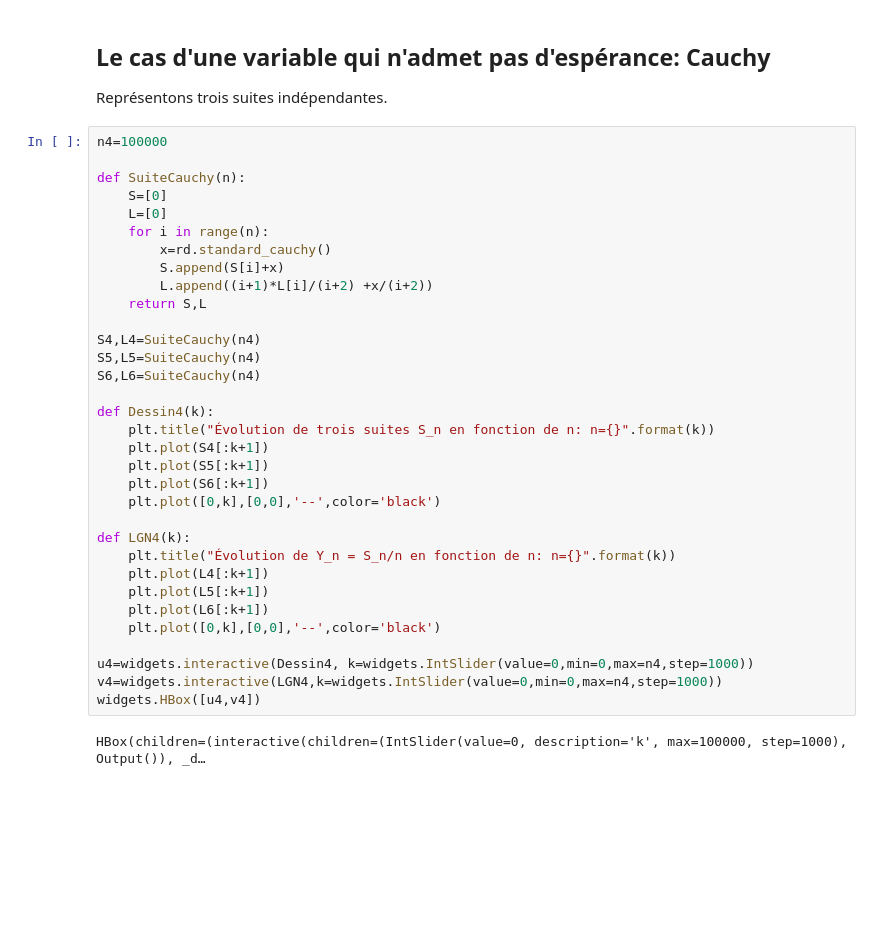
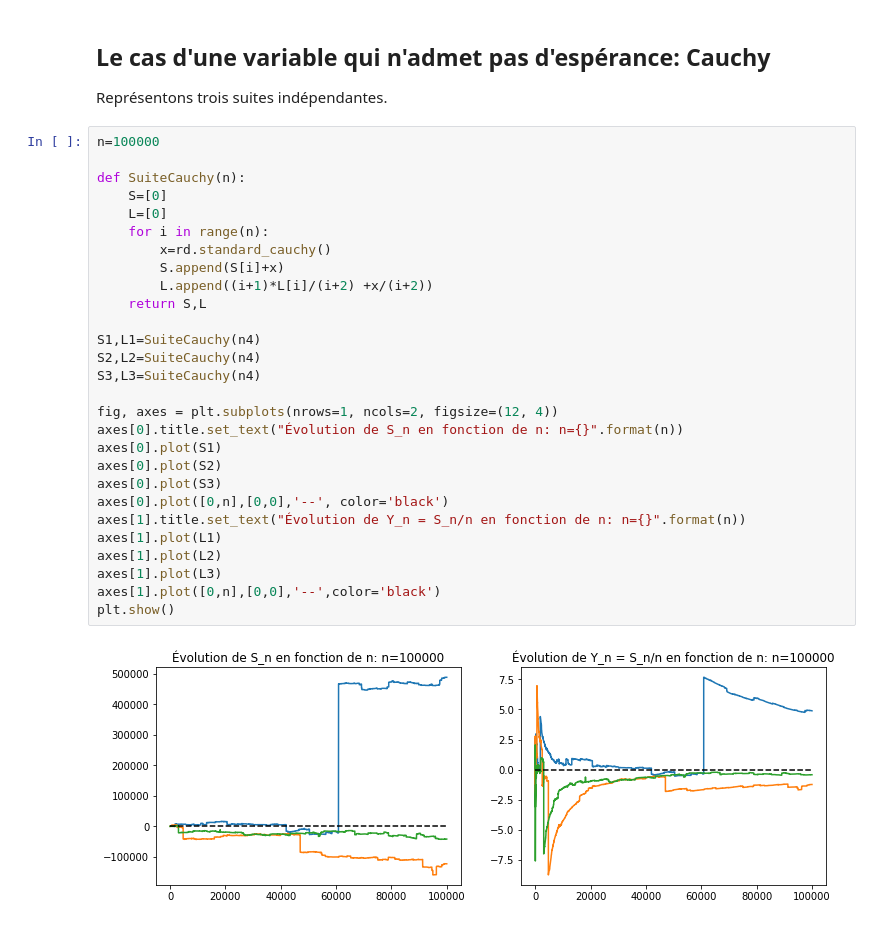
Before and after one commit to qberger/Python, a Jupyter notebook: LoiGrandsNombres.ipynb, the cells around one changed output. Saved outputs shown, nothing was run; the diff lists cells and outputs as text; blank space fills up the shorter version.

```diff
--- a/LoiGrandsNombres.ipynb
+++ b/LoiGrandsNombres.ipynb
@@ -115,37 +100,32 @@ HBox(children=(interactive(children=(IntSlider(value=0, description='k', max=100
 
 Représentons trois suites indépendantes.
 # %%
-n4=100000
+n=100000
 
 def SuiteCauchy(n):
     S=[0]
     L=[0]
     for i in range(n):
         x=rd.standard_cauchy()
         S.append(S[i]+x)
         L.append((i+1)*L[i]/(i+2) +x/(i+2))
     return S,L
 
-S4,L4=SuiteCauchy(n4)
-S5,L5=SuiteCauchy(n4)
-S6,L6=SuiteCauchy(n4)
+S1,L1=SuiteCauchy(n4)
+S2,L2=SuiteCauchy(n4)
+S3,L3=SuiteCauchy(n4)
 
-def Dessin4(k):
-    plt.title("Évolution de trois suites S_n en fonction de n: n={}".format(k))
-    plt.plot(S4[:k+1])
-    plt.plot(S5[:k+1])
-    plt.plot(S6[:k+1])
-    plt.plot([0,k],[0,0],'--',color='black')
-
-def LGN4(k):
-    plt.title("Évolution de Y_n = S_n/n en fonction de n: n={}".format(k))
-    plt.plot(L4[:k+1])
-    plt.plot(L5[:k+1])
-    plt.plot(L6[:k+1])
-    plt.plot([0,k],[0,0],'--',color='black')
-
-u4=widgets.interactive(Dessin4, k=widgets.IntSlider(value=0,min=0,max=n4,step=1000))
-v4=widgets.interactive(LGN4,k=widgets.IntSlider(value=0,min=0,max=n4,step=1000))
-widgets.HBox([u4,v4])
+fig, axes = plt.subplots(nrows=1, ncols=2, figsize=(12, 4))
+axes[0].title.set_text("Évolution de S_n en fonction de n: n={}".format(n))
+axes[0].plot(S1)
+axes[0].plot(S2)
+axes[0].plot(S3)
+axes[0].plot([0,n],[0,0],'--', color='black')
+axes[1].title.set_text("Évolution de Y_n = S_n/n en fonction de n: n={}".format(n))
+axes[1].plot(L1)
+axes[1].plot(L2)
+axes[1].plot(L3)
+axes[1].plot([0,n],[0,0],'--',color='black')
+plt.show()
 # %% [output]
-HBox(children=(interactive(children=(IntSlider(value=0, description='k', max=100000, step=1000), Output()), _d…
+[figure, added]
```
Also changed, not shown: parts of 4 cells of this notebook.
